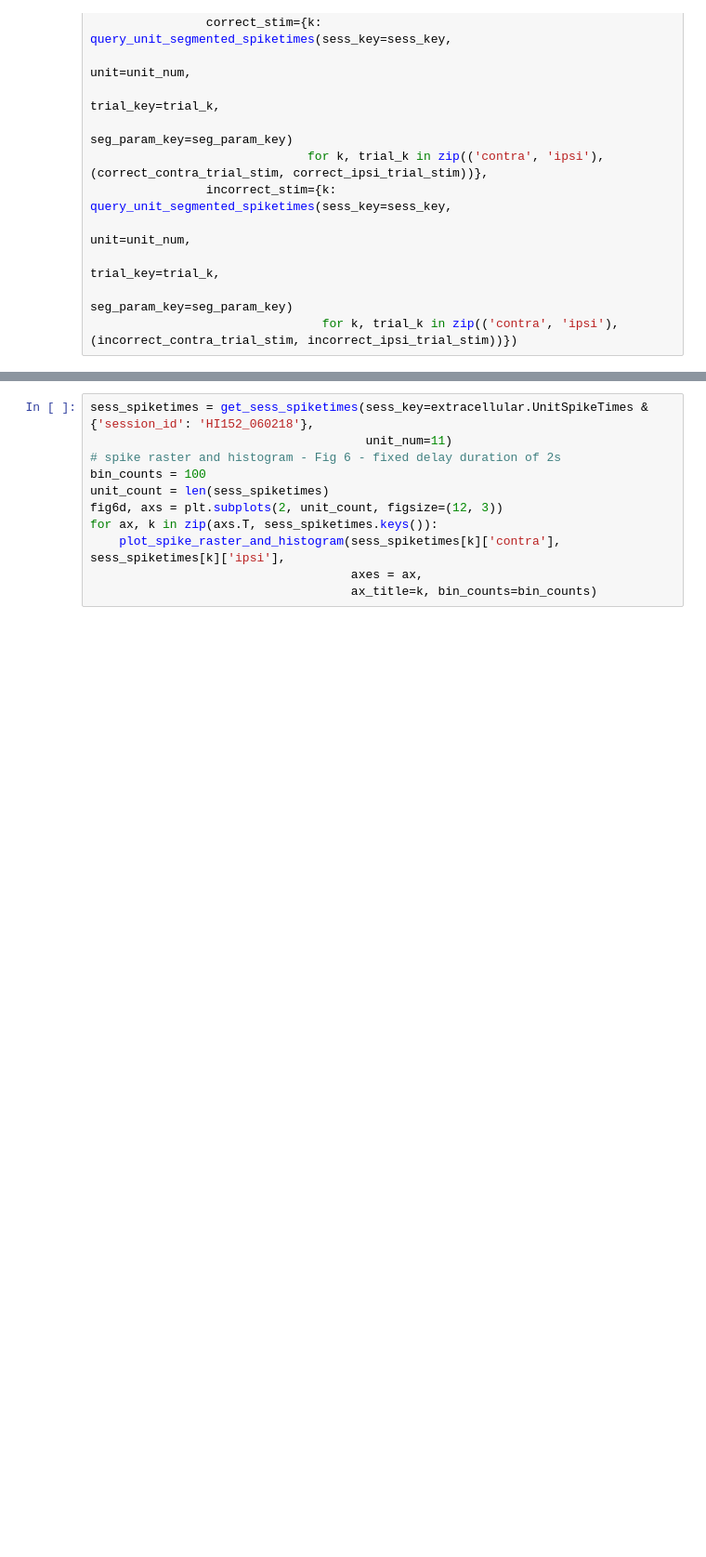
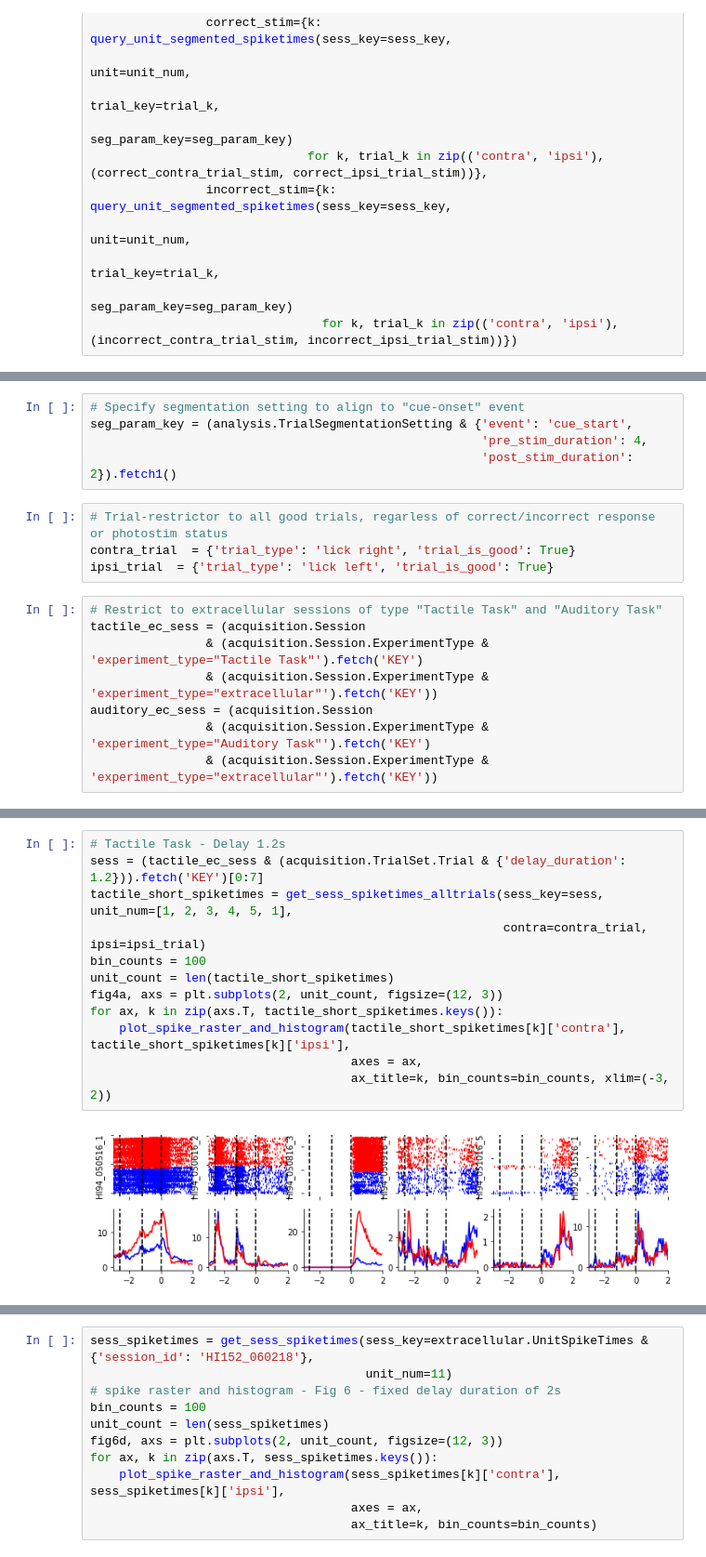
Before and after one commit to vathes/Inagaki-2018, a Jupyter notebook: notebooks/Inagaki-2018-examples.ipynb, the cells around one changed output, grey strips where cells are left out. Shown at 93% size. Drawn from its saved outputs; the diff is of its cells as text; blank space fills up the shorter version.

```diff
--- a/notebooks/Inagaki-2018-examples.ipynb
+++ b/notebooks/Inagaki-2018-examples.ipynb
@@ -237,0 +256,17 @@ for ax, k in zip(axs.T, sess_spiketimes.keys()):
+# %%
+# Specify segmentation setting to align to "cue-onset" event
+seg_param_key = (analysis.TrialSegmentationSetting & {'event': 'cue_start',
+                                                      'pre_stim_duration': 4,
+                                                      'post_stim_duration': 2}).fetch1()
+# %%
+# Trial-restrictor to all good trials, regarless of correct/incorrect response or photostim status
+contra_trial  = {'trial_type': 'lick right', 'trial_is_good': True}
+ipsi_trial  = {'trial_type': 'lick left', 'trial_is_good': True}
+# %%
+# Restrict to extracellular sessions of type "Tactile Task" and "Auditory Task"
+tactile_ec_sess = (acquisition.Session
+                & (acquisition.Session.ExperimentType & 'experiment_type="Tactile Task"').fetch('KEY')
+                & (acquisition.Session.ExperimentType & 'experiment_type="extracellular"').fetch('KEY'))
+auditory_ec_sess = (acquisition.Session
+                & (acquisition.Session.ExperimentType & 'experiment_type="Auditory Task"').fetch('KEY')
+                & (acquisition.Session.ExperimentType & 'experiment_type="extracellular"').fetch('KEY'))
@@ -237,0 +281,14 @@ for ax, k in zip(axs.T, sess_spiketimes.keys()):
+# %%
+# Tactile Task - Delay 1.2s
+sess = (tactile_ec_sess & (acquisition.TrialSet.Trial & {'delay_duration': 1.2})).fetch('KEY')[0:7]
+tactile_short_spiketimes = get_sess_spiketimes_alltrials(sess_key=sess, unit_num=[1, 2, 3, 4, 5, 1],
+                                                         contra=contra_trial, ipsi=ipsi_trial)
+bin_counts = 100
+unit_count = len(tactile_short_spiketimes)
+fig4a, axs = plt.subplots(2, unit_count, figsize=(12, 3))
+for ax, k in zip(axs.T, tactile_short_spiketimes.keys()):
+    plot_spike_raster_and_histogram(tactile_short_spiketimes[k]['contra'], tactile_short_spiketimes[k]['ipsi'],
+                                    axes = ax,
+                                    ax_title=k, bin_counts=bin_counts, xlim=(-3, 2))
+# %% [output]
+[figure, added]
```
Also changed, not shown: parts of 33 cells of this notebook, 9 other files.
